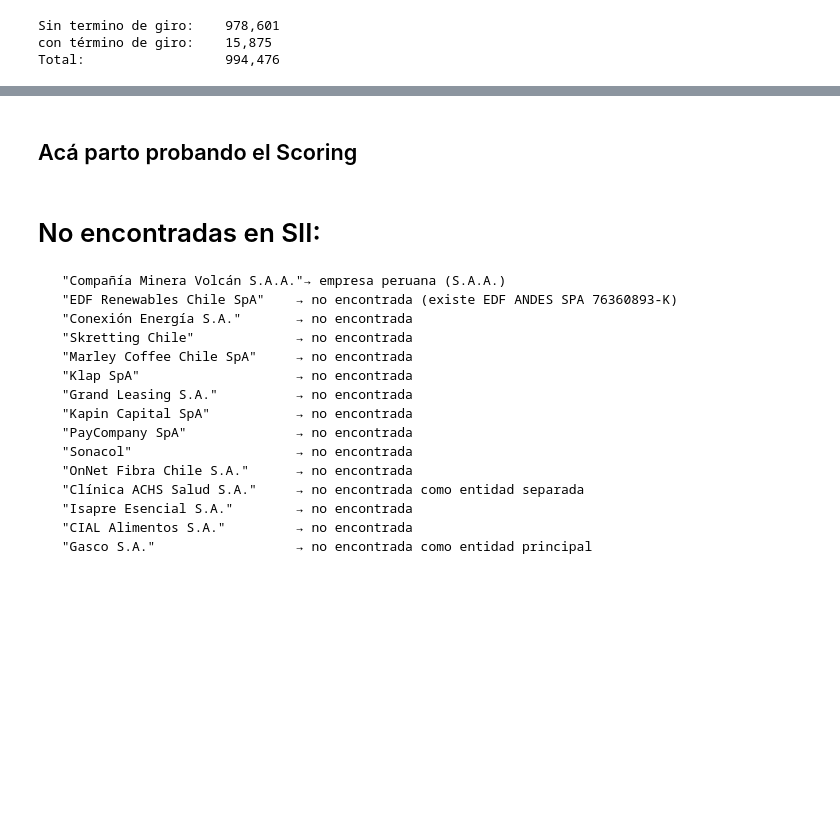
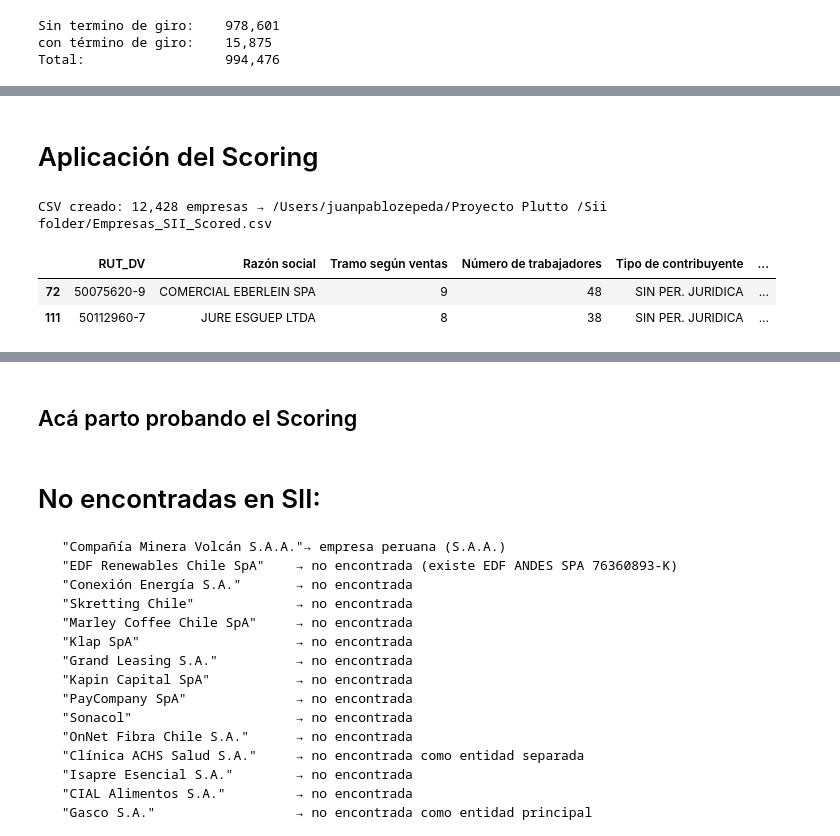
Before and after one commit to jpzepedanunez/Plutto-AutoOutbound, a Jupyter notebook: Sii folder/SII.ipynb, the cells around one changed output, grey strips where cells are left out. Saved outputs shown, nothing was run; the diff lists cells and outputs as text; code cells hidden in the pictures; blank space fills up the shorter version.

Commit message:
Varios Cambios en limpieza de Hubspot, scoring ICP y SII.

```diff
--- a/Sii folder/SII.ipynb
+++ b/Sii folder/SII.ipynb
@@ -268,0 +293,31 @@ Name: count, dtype: int64
+# %% [markdown]
+# Aplicación del Scoring
+# %%
+# ── Pasos 7-8: Agregar atributo Scored y guardar CSV ─────────────────────────
+import os
+import pandas as pd
+
+CSV_PATH = "/Users/juanpablozepeda/Proyecto Plutto /Sii folder/Empresas_SII_Scored.csv"
+
+if os.path.exists(CSV_PATH):
+    df_sii_scored = pd.read_csv(CSV_PATH)
+    ya_scoreadas = int(df_sii_scored["Scored"].sum())
+    print(f"CSV existente cargado: {len(df_sii_scored):,} empresas | {ya_scoreadas} ya scoreadas | {len(df_sii_scored) - ya_scoreadas} pendientes")
+else:
+    df_sii_scored = df_segmentado.copy()
+    df_sii_scored["Scored"]     = False
+    df_sii_scored["score"]      = None
+    df_sii_scored["vertical"]   = None
+    df_sii_scored["pain_point"] = None
+    df_sii_scored["reasoning"]  = None
+    df_sii_scored["num_hijos"]  = None
+    df_sii_scored["num_padres"] = None
+    df_sii_scored.to_csv(CSV_PATH, index=False, encoding="utf-8")
+    print(f"CSV creado: {len(df_sii_scored):,} empresas → {CSV_PATH}")
+
+df_sii_scored.head(2)
+# %% [output]
+CSV creado: 12,428 empresas → /Users/juanpablozepeda/Proyecto Plutto /Sii folder/Empresas_SII_Scored.csv
+|  | RUT_DV | Razón social | Tramo según ventas | Número de trabajadores | Tipo de contribuyente | ... |
+| 72 | 50075620-9 | COMERCIAL EBERLEIN SPA | 9 | 48 | SIN PER. JURIDICA | ... |
+| 111 | 50112960-7 | JURE ESGUEP LTDA | 8 | 38 | SIN PER. JURIDICA | ... |
```
Also changed, not shown: parts of 11 cells of this notebook, 20 other files.
